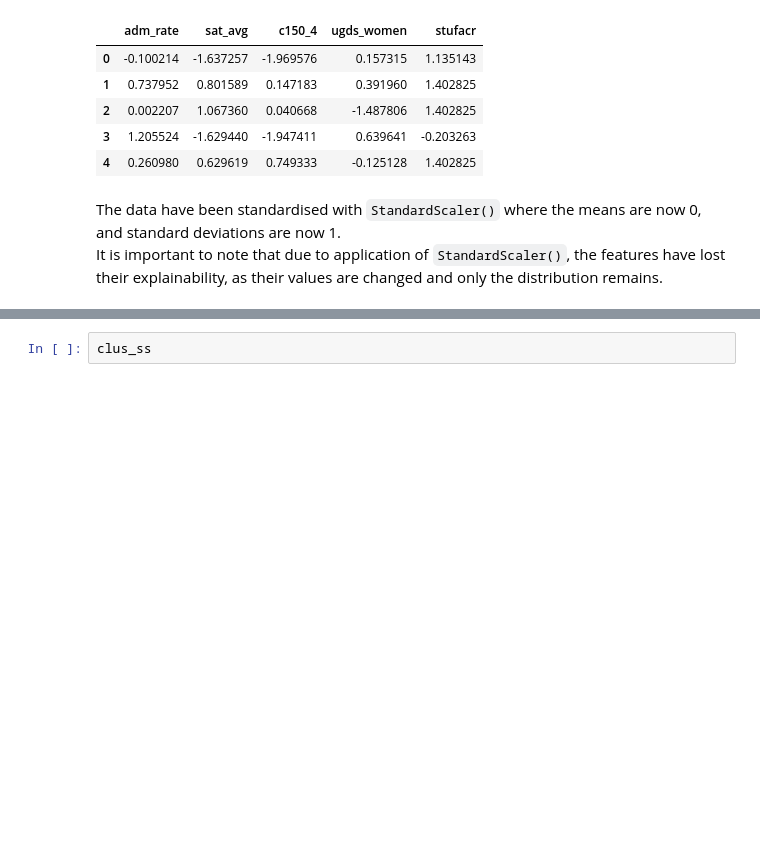
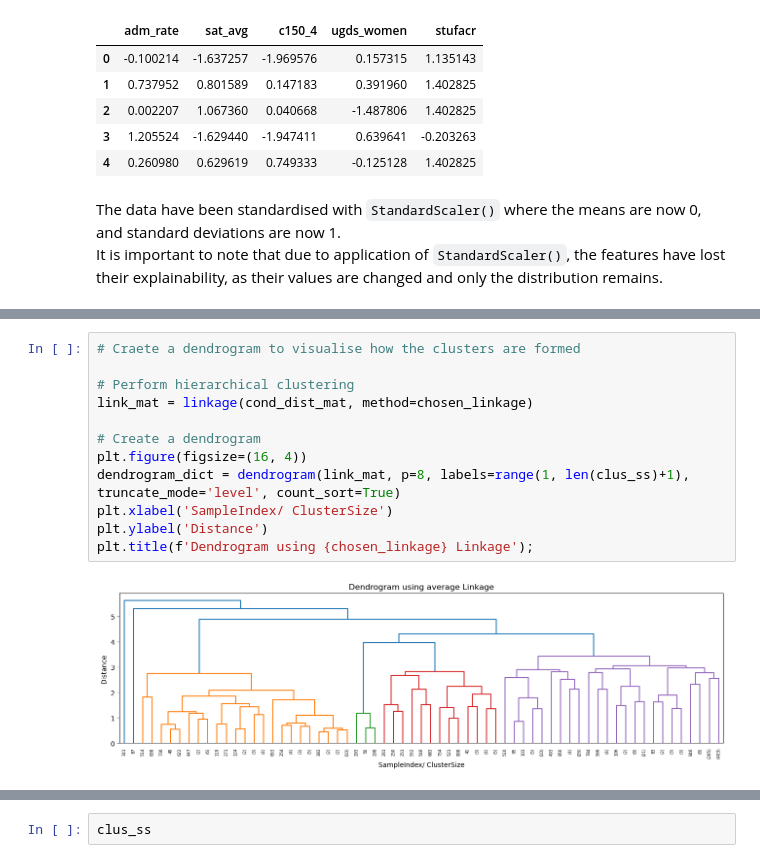
Before and after one commit to Luke-zm/Completed-Data-Courses-for-Masters, a Jupyter notebook: IND5003/take_home_exam/IND5003_THE_ZHONG_ZHIMING.ipynb, the cells around one changed output, grey strips where cells are left out. Cells and saved outputs as stored; diff of their text form; blank space fills up the shorter version.

```diff
--- a/IND5003/take_home_exam/IND5003_THE_ZHONG_ZHIMING.ipynb
+++ b/IND5003/take_home_exam/IND5003_THE_ZHONG_ZHIMING.ipynb
@@ -273,0 +326,14 @@ The optimal number of clusters for average linkage is 2, with a silhouette score
+# %%
+# Craete a dendrogram to visualise how the clusters are formed
+
+# Perform hierarchical clustering
+link_mat = linkage(cond_dist_mat, method=chosen_linkage)
+
+# Create a dendrogram
+plt.figure(figsize=(16, 4))
+dendrogram_dict = dendrogram(link_mat, p=8, labels=range(1, len(clus_ss)+1), truncate_mode='level', count_sort=True)
+plt.xlabel('SampleIndex/ ClusterSize')
+plt.ylabel('Distance')
+plt.title(f'Dendrogram using {chosen_linkage} Linkage');
+# %% [output]
+[figure, added]
```
Also changed, not shown: parts of 33 cells of this notebook, 1 other file.
